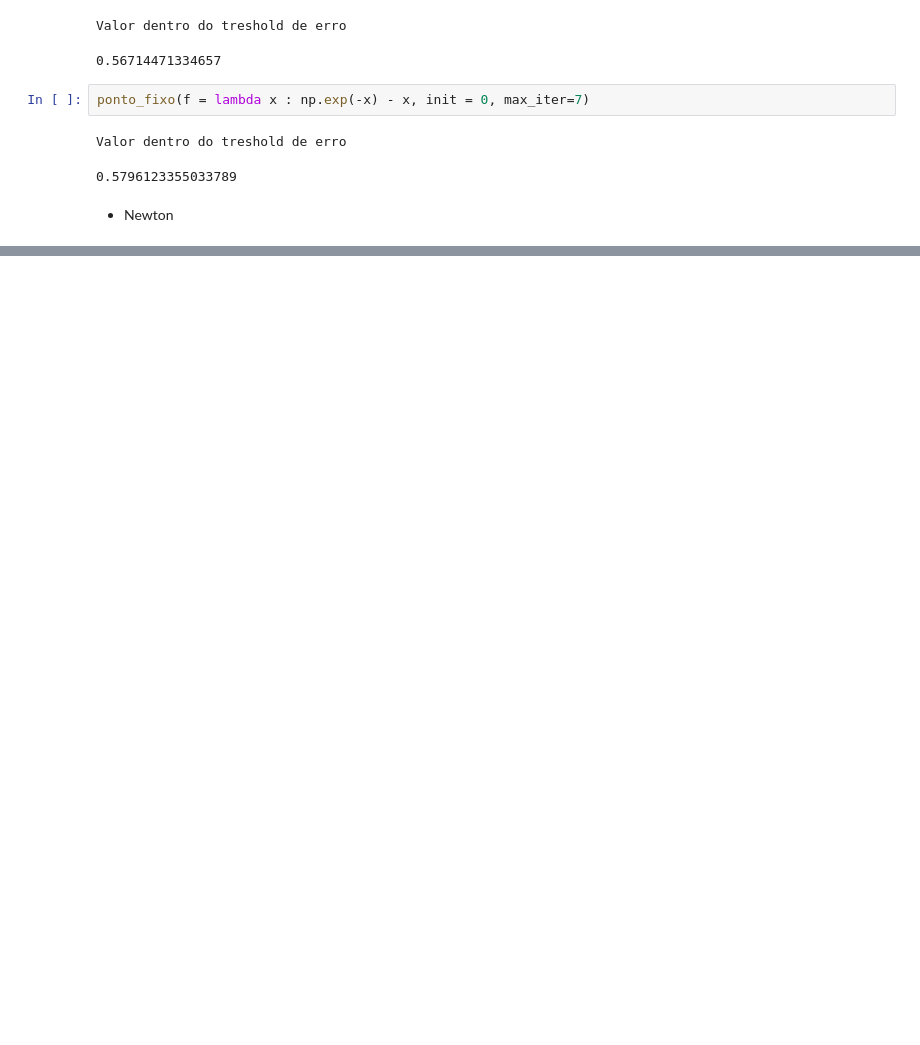
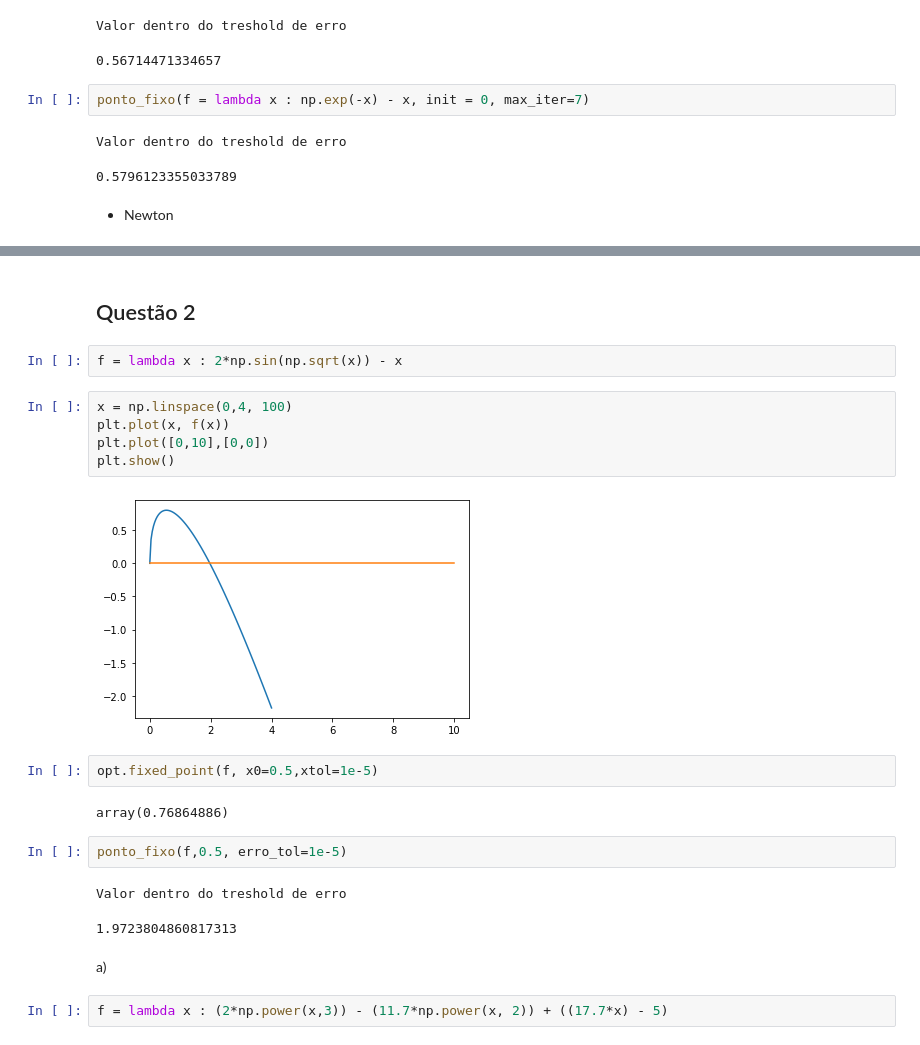
Before and after one commit to arthur-mts/metodos-numericos, a Jupyter notebook: Lista_6b.ipynb, the cells around one changed output, grey strips where cells are left out. Saved outputs shown, nothing was run; the diff lists cells and outputs as text; blank space fills up the shorter version.

```diff
--- a/Lista_6b.ipynb
+++ b/Lista_6b.ipynb
@@ -35,0 +116,24 @@ def newton_raphson(f, max_iter = 100):
+# %% [markdown]
+## Questão 2
+# %%
+f = lambda x : 2*np.sin(np.sqrt(x)) - x
+# %%
+x = np.linspace(0,4, 100)
+plt.plot(x, f(x))
+plt.plot([0,10],[0,0])
+plt.show()
+# %% [output]
+[figure, added]
+# %%
+opt.fixed_point(f, x0=0.5,xtol=1e-5)
+# %% [output]
+array(0.76864886)
+# %%
+ponto_fixo(f,0.5, erro_tol=1e-5)
+# %% [output]
+Valor dentro do treshold de erro
+1.9723804860817313
+# %% [markdown]
+a)
+# %%
+f = lambda x : (2*np.power(x,3)) - (11.7*np.power(x, 2)) + ((17.7*x) - 5)
```
Also changed, not shown: parts of 32 cells of this notebook, 3 other files.
